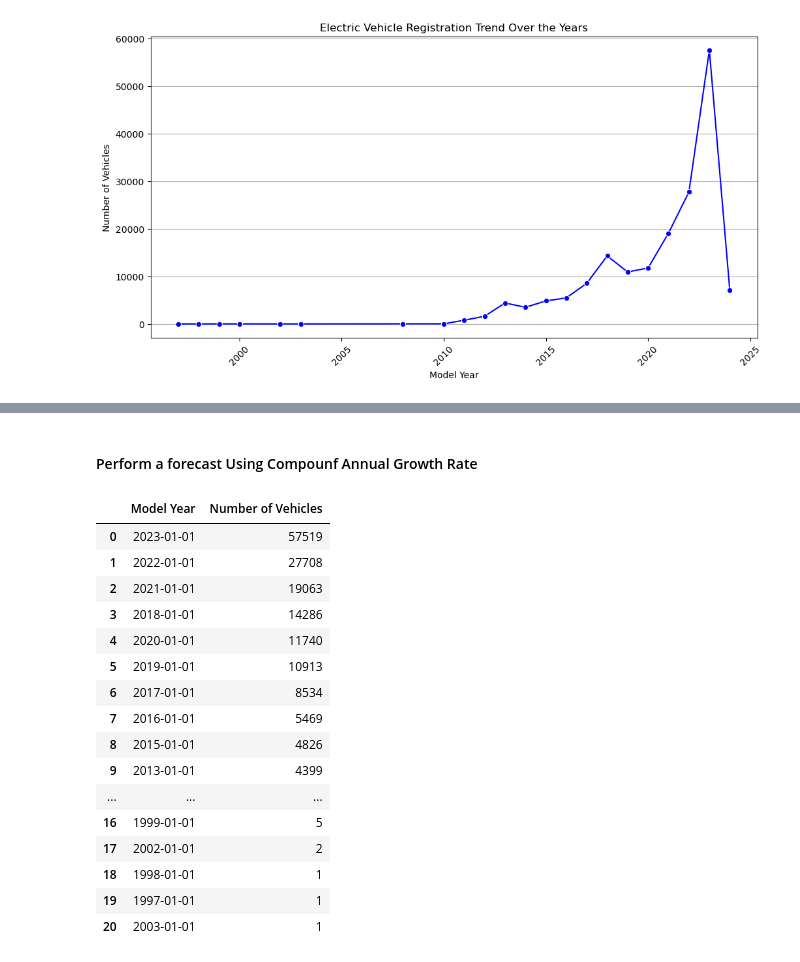
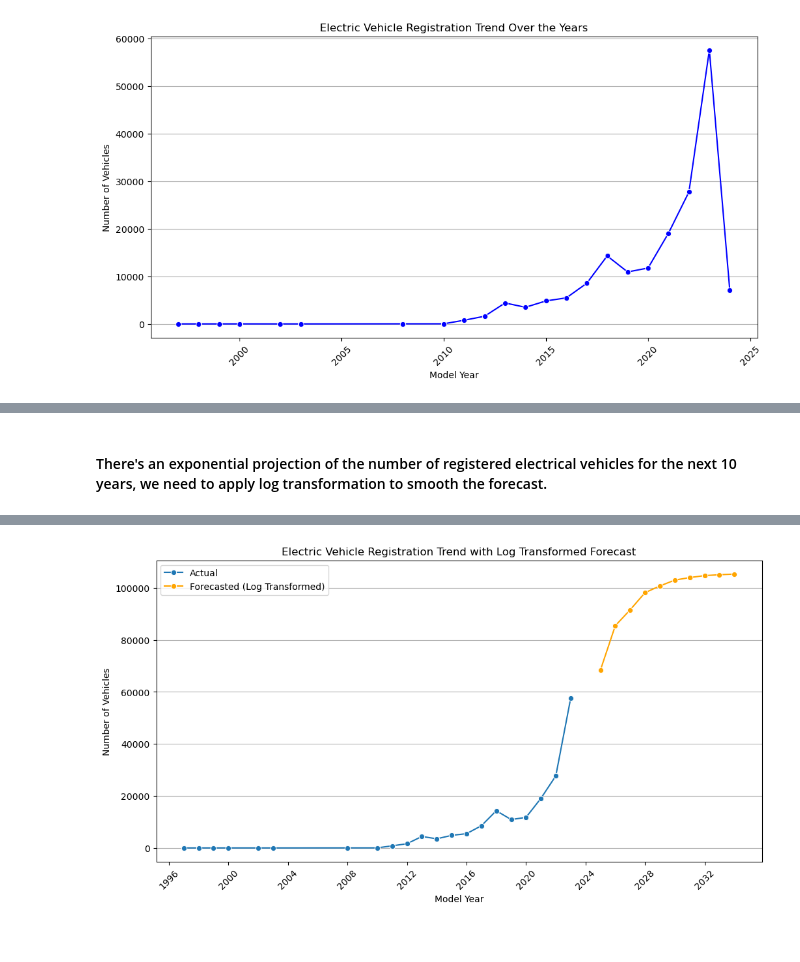
Before and after one commit to Antu4n/Electric-Vehicle-Market-Size-Case-Study, a Jupyter notebook: main.ipynb, the cells around one changed output, grey strips where cells are left out. Drawn from its saved outputs; the diff is of its cells as text; code cells hidden in the pictures.

Commit message:
updated forecasting

```diff
--- a/main.ipynb
+++ b/main.ipynb
@@ -414,3 +398,29 @@ plt.show()
+# %% [markdown]
+#### There's an exponential projection of the number of registered electrical vehicles for the next 10 years, we need to apply log transformation to smooth the forecast.
 # %%
-train_data["Model Year"].min()
+#fit the ARIMA model with logg transformed data
+train_data['Log_Vehicles'] = np.log(train_data['Number of Vehicles'])
+model_log = ARIMA(train_data['Log_Vehicles'], order=(2, 1, 0))
+model_log_fit = model_log.fit()
+# Forecast using the log-transformed model
+forecast_log = model_log_fit.forecast(steps=10)
+# Convert the forecast back to the original scale
+forecast_log_original = np.exp(forecast_log)
+
+# Combine the forecast with the test data
+forecast_log_df = pd.DataFrame({
+    'Model Year': pd.date_range(start=train_data['Model Year'].iloc[-1] + pd.DateOffset(years=1), periods=10, freq='Y'),
+    'Forecasted Vehicles': forecast_log_original
+})
+#plot the forecasted values
+plt.figure(figsize=(12, 6))
+sns.lineplot(data=train_data, x='Model Year', y='Number of Vehicles', label='Actual', marker='o')
+sns.lineplot(data=forecast_log_df, x='Model Year', y='Forecasted Vehicles', label='Forecasted (Log Transformed)', marker='o', color='orange')
+plt.title('Electric Vehicle Registration Trend with Log Transformed Forecast')
+plt.xlabel('Model Year')
+plt.ylabel('Number of Vehicles')
+plt.xticks(rotation=45)
+plt.legend()
+plt.grid(axis="y")
+plt.show()
 # %% [output]
@@ -418,22 +427 @@ Timestamp('1997-01-01 00:00:00')
+[figure, added]
-# %% [markdown]
-#### Perform a forecast Using Compounf Annual Growth Rate
-# %%
-train_data
-# %% [output]
-|  | Model Year | Number of Vehicles |
-| 0 | 2023-01-01 | 57519 |
-| 1 | 2022-01-01 | 27708 |
-| 2 | 2021-01-01 | 19063 |
-| 3 | 2018-01-01 | 14286 |
-| 4 | 2020-01-01 | 11740 |
-| 5 | 2019-01-01 | 10913 |
-| 6 | 2017-01-01 | 8534 |
-| 7 | 2016-01-01 | 5469 |
-| 8 | 2015-01-01 | 4826 |
-| 9 | 2013-01-01 | 4399 |
-| ... | ... | ... |
-| 16 | 1999-01-01 | 5 |
-| 17 | 2002-01-01 | 2 |
-| 18 | 1998-01-01 | 1 |
-| 19 | 1997-01-01 | 1 |
-| 20 | 2003-01-01 | 1 |
```
Also changed, not shown: parts of 9 cells of this notebook.
